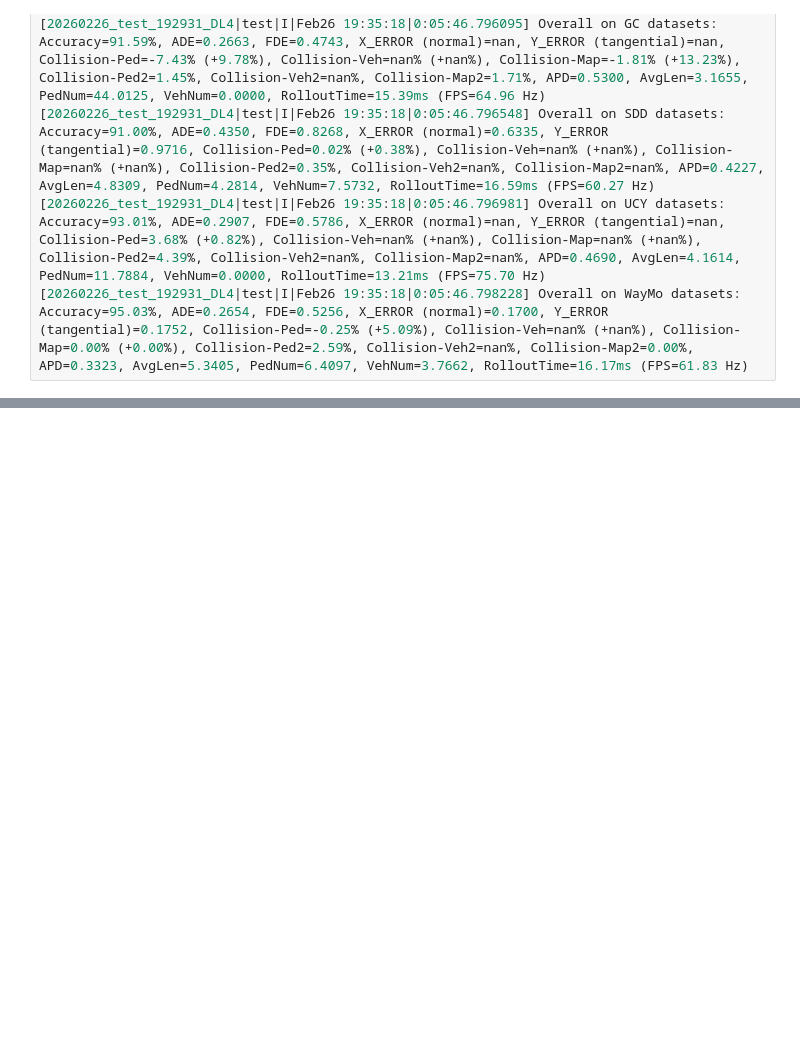
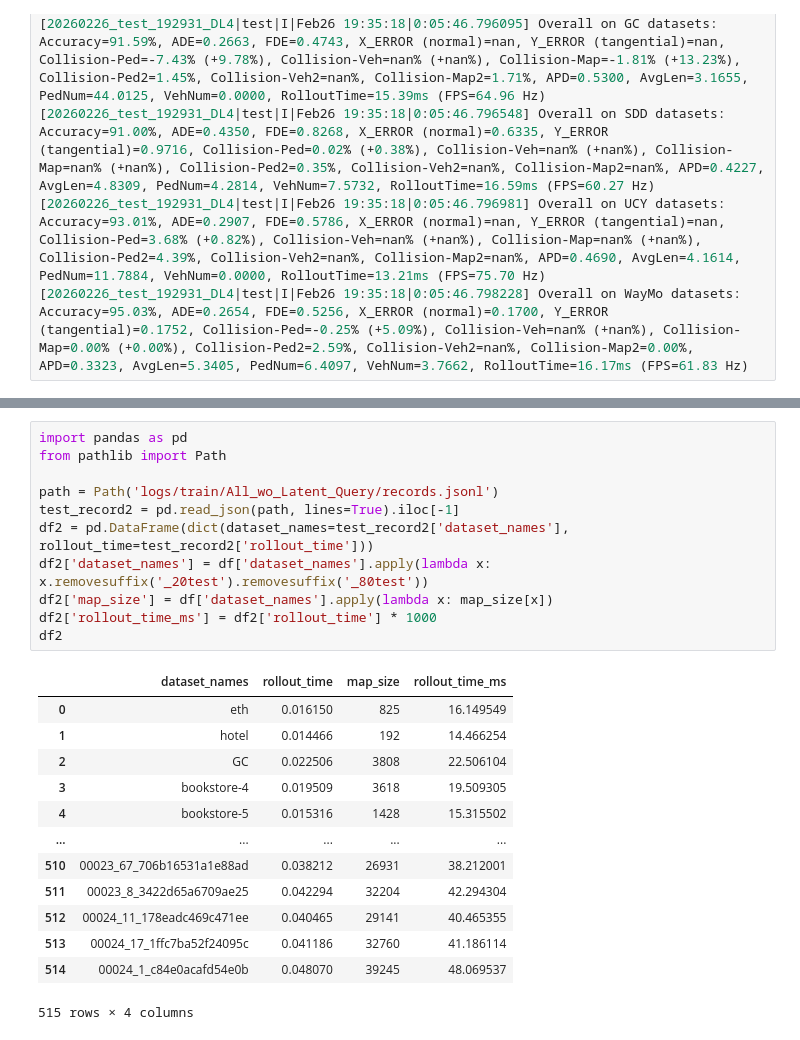
Before and after one commit to yuzhTHU/HuaweiCrowdSimulationCodeRelease, a Jupyter notebook: scripts/260225整理给华为的更新后结果.ipynb, the cells around one changed output, grey strips where cells are left out. Saved outputs shown, nothing was run; the diff lists cells and outputs as text; blank space fills up the shorter version.

```diff
--- a/scripts/260225整理给华为的更新后结果.ipynb
+++ b/scripts/260225整理给华为的更新后结果.ipynb
@@ -105,0 +143,25 @@
+# %%
+import pandas as pd
+from pathlib import Path
+
+path = Path('logs/train/All_wo_Latent_Query/records.jsonl')
+test_record2 = pd.read_json(path, lines=True).iloc[-1]
+df2 = pd.DataFrame(dict(dataset_names=test_record2['dataset_names'], rollout_time=test_record2['rollout_time']))
+df2['dataset_names'] = df['dataset_names'].apply(lambda x: x.removesuffix('_20test').removesuffix('_80test'))
+df2['map_size'] = df['dataset_names'].apply(lambda x: map_size[x])
+df2['rollout_time_ms'] = df2['rollout_time'] * 1000
+df2
+# %% [output]
+|  | dataset_names | rollout_time | map_size | rollout_time_ms |
+| 0 | eth | 0.016150 | 825 | 16.149549 |
+| 1 | hotel | 0.014466 | 192 | 14.466254 |
+| 2 | GC | 0.022506 | 3808 | 22.506104 |
+| 3 | bookstore-4 | 0.019509 | 3618 | 19.509305 |
+| 4 | bookstore-5 | 0.015316 | 1428 | 15.315502 |
+| ... | ... | ... | ... | ... |
+| 510 | 00023_67_706b16531a1e88ad | 0.038212 | 26931 | 38.212001 |
+| 511 | 00023_8_3422d65a6709ae25 | 0.042294 | 32204 | 42.294304 |
+| 512 | 00024_11_178eadc469c471ee | 0.040465 | 29141 | 40.465355 |
+| 513 | 00024_17_1ffc7ba52f24095c | 0.041186 | 32760 | 41.186114 |
+| 514 | 00024_1_c84e0acafd54e0b | 0.048070 | 39245 | 48.069537 |
+515 rows × 4 columns
```
Also changed, not shown: parts of 3 cells of this notebook, 7 other files.
